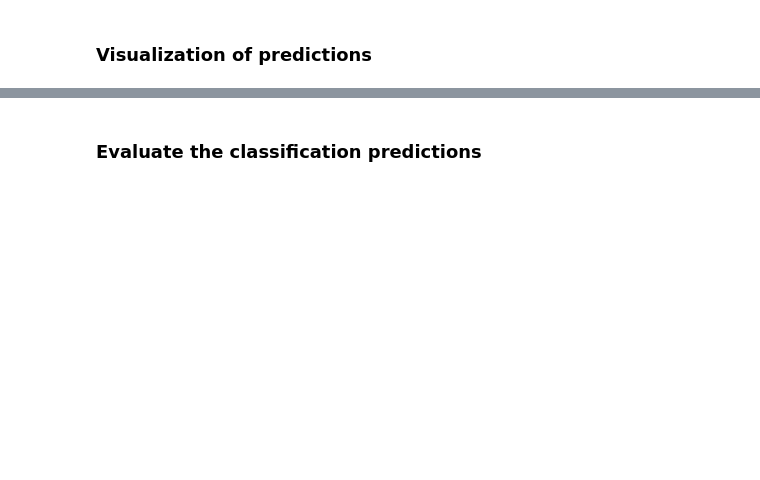
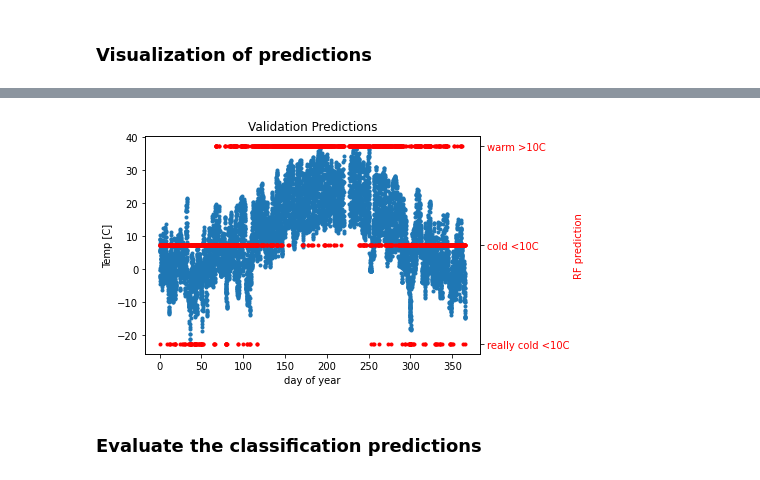
Before and after one commit to eabarnes1010/course_ml_ats, a Jupyter notebook: code/tree_classifier_christman_hourly_competition.ipynb, the cells around one changed output, grey strips where cells are left out. Drawn from its saved outputs; the diff is of its cells as text; code cells hidden in the pictures; blank space fills up the shorter version.

```diff
--- a/code/tree_classifier_christman_hourly_competition.ipynb
+++ b/code/tree_classifier_christman_hourly_competition.ipynb
@@ -216,3 +273,20 @@ plt.show()
+# %%
+fig, ax1 = plt.subplots()
+ax2 = ax1.twinx()
+
+ax1.plot(features[:,-1],np.array(data[TARGET_VAR]),'.')
+ax1.set_xlabel('day of year')
+ax1.set_ylabel(TARGET_VAR)
+
+ax2.plot(val_features[:,-1],y_pred_val,'.r')
+ax2.set_yticks((0,1,2))
+ax2.set_yticklabels(label_names, color='r')
+ax2.set_ylabel('RF prediction',color='r')
+
+plt.title('Validation Predictions')
+plt.show()
+# %% [output]
+[figure, added]
 # %% [markdown]
 ### Evaluate the classification predictions
 # %%
```
Also changed, not shown: parts of 24 cells of this notebook.
